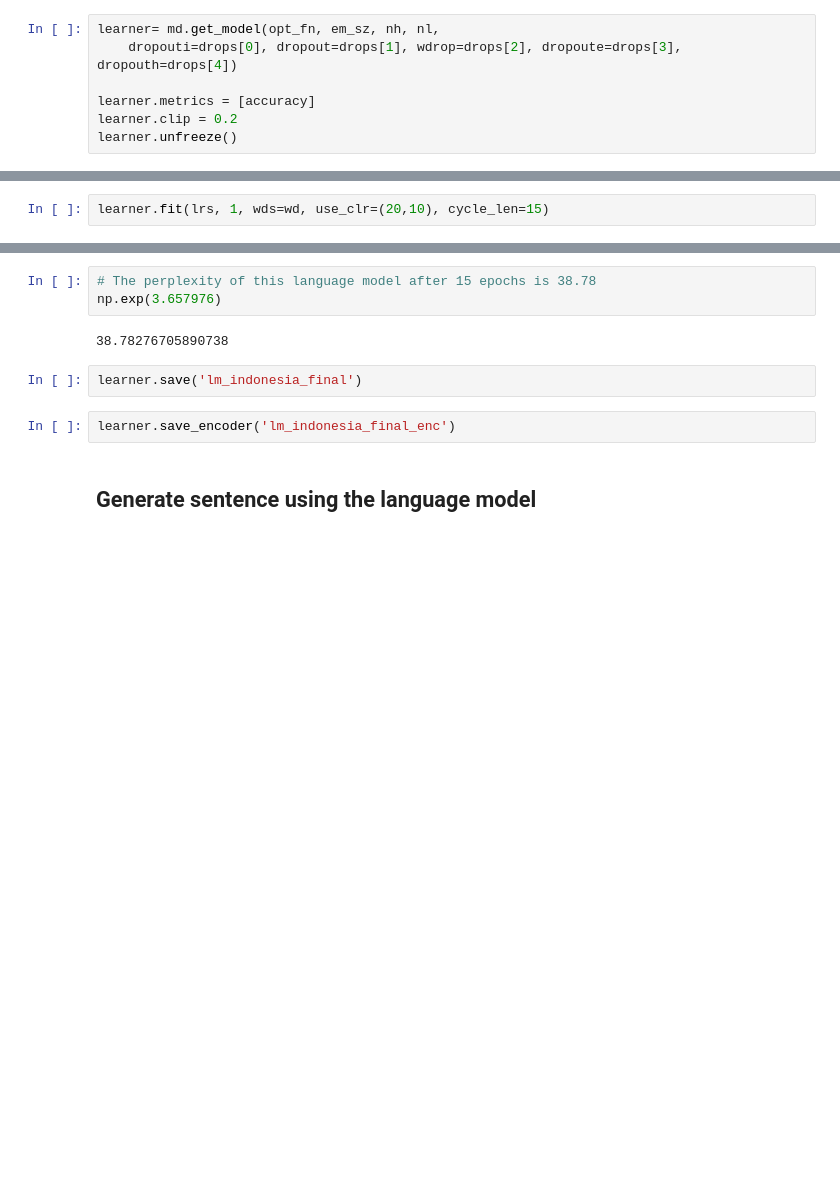
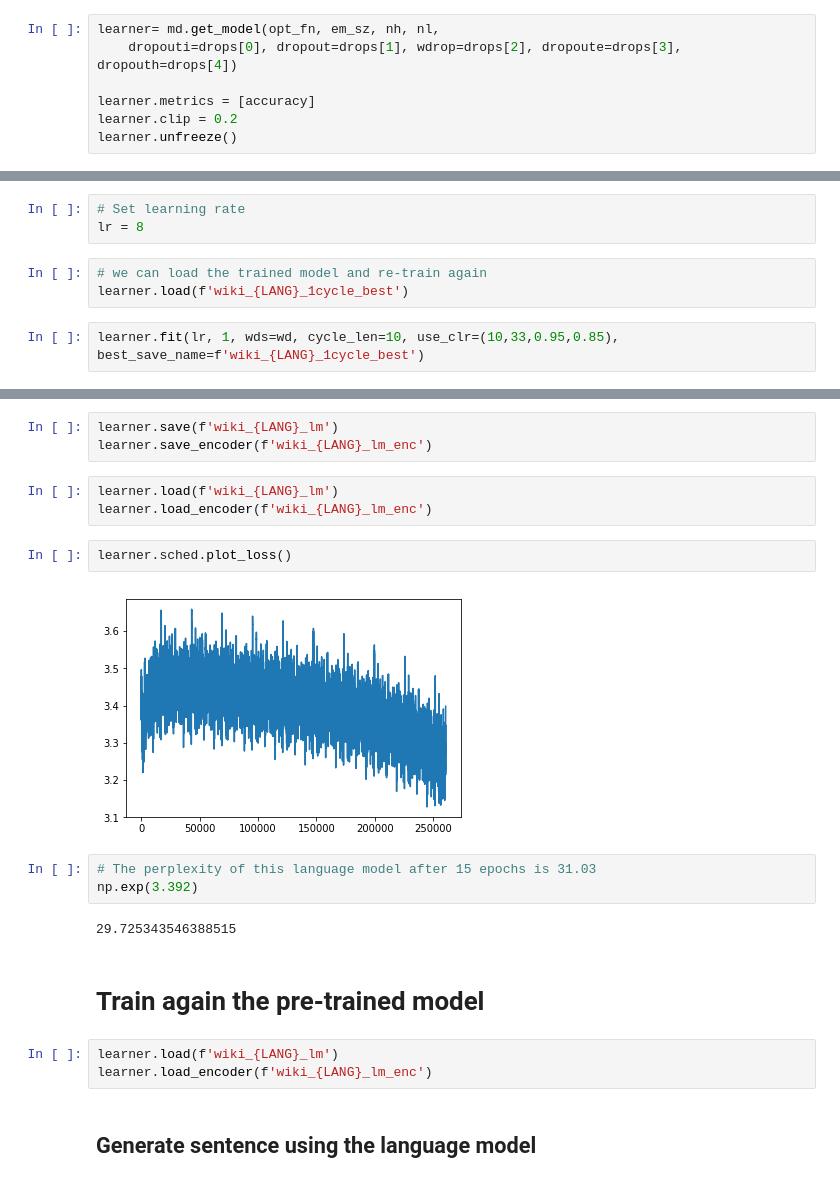
Before and after one commit to cahya-wirawan/indonesian-language-models, a Jupyter notebook: indonesia/ulmfit.ipynb, the cells around one changed output, grey strips where cells are left out. Cells and saved outputs as stored; diff of their text form; blank space fills up the shorter version.

Commit message:
update: perplexity=29.73

```diff
--- a/indonesia/ulmfit.ipynb
+++ b/indonesia/ulmfit.ipynb
@@ -400,3 +412,9 @@ lrs = 2e-3
+# %%
+# Set learning rate
+lr = 8
+# %%
+# we can load the trained model and re-train again
+learner.load(f'wiki_{LANG}_1cycle_best')
 # %%
-learner.fit(lrs, 1, wds=wd, use_clr=(20,10), cycle_len=15)
+learner.fit(lr, 1, wds=wd, cycle_len=10, use_clr=(10,33,0.95,0.85), best_save_name=f'wiki_{LANG}_1cycle_best')
 # %% [output]
@@ -468,11 +460,22 @@ NotebookApp.rate_limit_window=3.0 (secs)
+# %%
+learner.save(f'wiki_{LANG}_lm')
+learner.save_encoder(f'wiki_{LANG}_lm_enc')
+# %%
+learner.load(f'wiki_{LANG}_lm')
+learner.load_encoder(f'wiki_{LANG}_lm_enc')
+# %%
+learner.sched.plot_loss()
+# %% [output]
+[figure, added]
 # %%
-# The perplexity of this language model after 15 epochs is 38.78
-np.exp(3.657976)
+# The perplexity of this language model after 15 epochs is 31.03
+np.exp(3.392)
 # %% [output]
-38.78276705890738
+29.725343546388515
-# %%
-learner.save('lm_indonesia_final')
-# %%
-learner.save_encoder('lm_indonesia_final_enc')
+# %% [markdown]
+# Train again the pre-trained model
+# %%
+learner.load(f'wiki_{LANG}_lm')
+learner.load_encoder(f'wiki_{LANG}_lm_enc')
 # %% [markdown]
 ## Generate sentence using the language model
```
Also changed, not shown: parts of 77 cells of this notebook, 2 other files.
